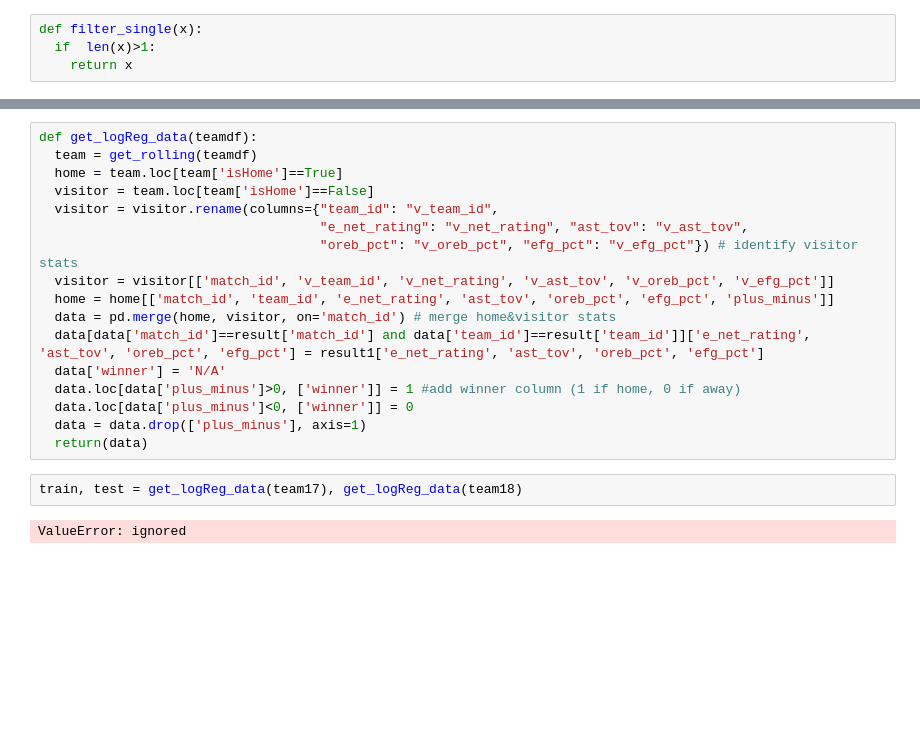
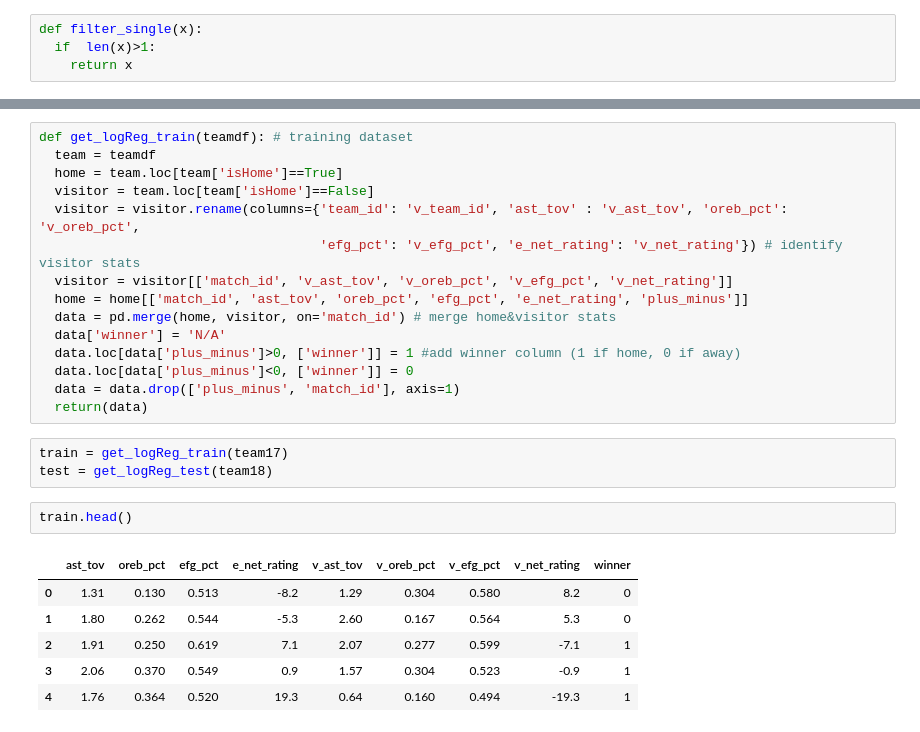
Before and after one commit to yuyuex/APS360_Project, a Jupyter notebook: APS360_Project.ipynb, the cells around one changed output, grey strips where cells are left out. Saved outputs shown, nothing was run; the diff lists cells and outputs as text; blank space fills up the shorter version.

```diff
--- a/APS360_Project.ipynb
+++ b/APS360_Project.ipynb
@@ -119,21 +207,27 @@ def filter_single(x):
 # %%
-def get_logReg_data(teamdf):
-  team = get_rolling(teamdf)
+def get_logReg_train(teamdf): # training dataset
+  team = teamdf
   home = team.loc[team['isHome']==True]
   visitor = team.loc[team['isHome']==False]
-  visitor = visitor.rename(columns={"team_id": "v_team_id",
-                                    "e_net_rating": "v_net_rating", "ast_tov": "v_ast_tov",
-                                    "oreb_pct": "v_oreb_pct", "efg_pct": "v_efg_pct"}) # identify visitor stats
-  visitor = visitor[['match_id', 'v_team_id', 'v_net_rating', 'v_ast_tov', 'v_oreb_pct', 'v_efg_pct']]
-  home = home[['match_id', 'team_id', 'e_net_rating', 'ast_tov', 'oreb_pct', 'efg_pct', 'plus_minus']]
+  visitor = visitor.rename(columns={'team_id': 'v_team_id', 'ast_tov' : 'v_ast_tov', 'oreb_pct': 'v_oreb_pct',
+                                    'efg_pct': 'v_efg_pct', 'e_net_rating': 'v_net_rating'}) # identify visitor stats
+  visitor = visitor[['match_id', 'v_ast_tov', 'v_oreb_pct', 'v_efg_pct', 'v_net_rating']]
+  home = home[['match_id', 'ast_tov', 'oreb_pct', 'efg_pct', 'e_net_rating', 'plus_minus']]
   data = pd.merge(home, visitor, on='match_id') # merge home&visitor stats
-  data[data['match_id']==result['match_id'] and data['team_id']==result['team_id']]['e_net_rating', 'ast_tov', 'oreb_pct', 'efg_pct'] = result1['e_net_rating', 'ast_tov', 'oreb_pct', 'efg_pct']
   data['winner'] = 'N/A'
   data.loc[data['plus_minus']>0, ['winner']] = 1 #add winner column (1 if home, 0 if away)
   data.loc[data['plus_minus']<0, ['winner']] = 0
-  data = data.drop(['plus_minus'], axis=1)
+  data = data.drop(['plus_minus', 'match_id'], axis=1)
   return(data)
 # %%
-train, test = get_logReg_data(team17), get_logReg_data(team18)
+train = get_logReg_train(team17)
+test = get_logReg_test(team18)
-# %% [output]
-ValueError: ignored
+# %%
+train.head()
+# %% [output]
+|  | ast_tov | oreb_pct | efg_pct | e_net_rating | v_ast_tov | v_oreb_pct | v_efg_pct | v_net_rating | winner |
+| 0 | 1.31 | 0.130 | 0.513 | -8.2 | 1.29 | 0.304 | 0.580 | 8.2 | 0 |
+| 1 | 1.80 | 0.262 | 0.544 | -5.3 | 2.60 | 0.167 | 0.564 | 5.3 | 0 |
+| 2 | 1.91 | 0.250 | 0.619 | 7.1 | 2.07 | 0.277 | 0.599 | -7.1 | 1 |
+| 3 | 2.06 | 0.370 | 0.549 | 0.9 | 1.57 | 0.304 | 0.523 | -0.9 | 1 |
+| 4 | 1.76 | 0.364 | 0.520 | 19.3 | 0.64 | 0.160 | 0.494 | -19.3 | 1 |
```
Also changed, not shown: parts of 29 cells of this notebook.
